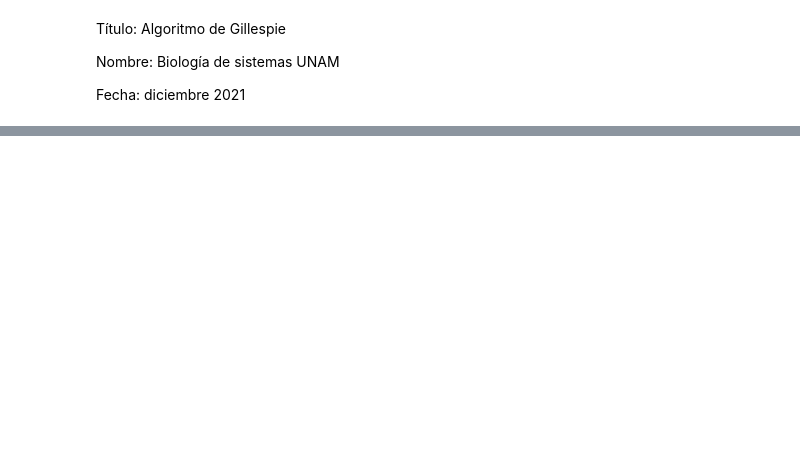
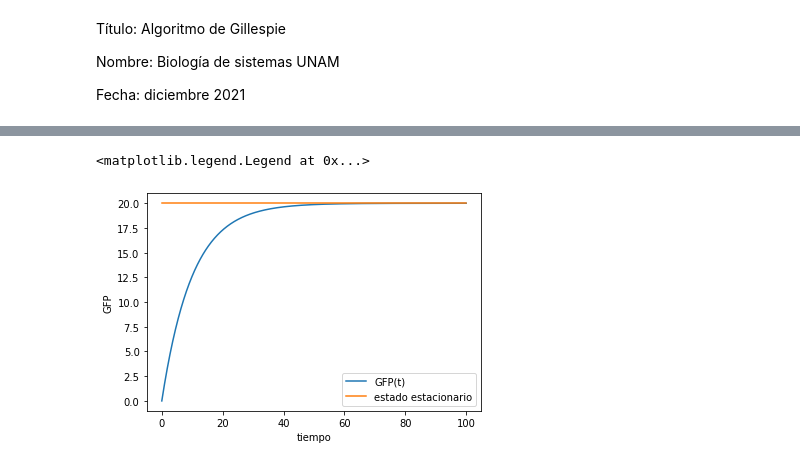
Before and after one commit to sysbio-unam/practicas-computacionales-Python, a Jupyter notebook: algoritmo_Gillespie.ipynb, the cells around one changed output, grey strips where cells are left out. Saved outputs shown, nothing was run; the diff lists cells and outputs as text; code cells hidden in the pictures; blank space fills up the shorter version.

```diff
--- a/algoritmo_Gillespie.ipynb
+++ b/algoritmo_Gillespie.ipynb
@@ -58,0 +90,29 @@ Text(0, 0.5, 'GFP')
+# %%
+# modelo del proceso
+def modelo(s, t, p):
+    GFP = s[0]
+    p1 = p[0]
+    k2 = p[1]
+    dGFP = p1 - k2 * GFP
+    return dGFP
+# %%
+# valor de parámetros
+p = [p1, k2]
+# condiciones iniciales
+s = [0]
+# tiempo de integración
+t = np.linspace(0, 100, 1000)
+# %%
+# resolver el modelo
+out = odeint(modelo, s, t, args = (p, ))
+# %%
+# mostrar resultados
+plt.plot(t, out)
+plt.plot(t, np.ones_like(t) * 20)
+plt.xlabel("tiempo")
+plt.ylabel("GFP")
+plt.plot(out[0], np.ones_like(out[0])*20, "r--")
+plt.legend(["GFP(t)", "estado estacionario"])
+# %% [output]
+<matplotlib.legend.Legend at 0x...>
+[figure, added]
```
Also changed, not shown: parts of 8 cells of this notebook.
